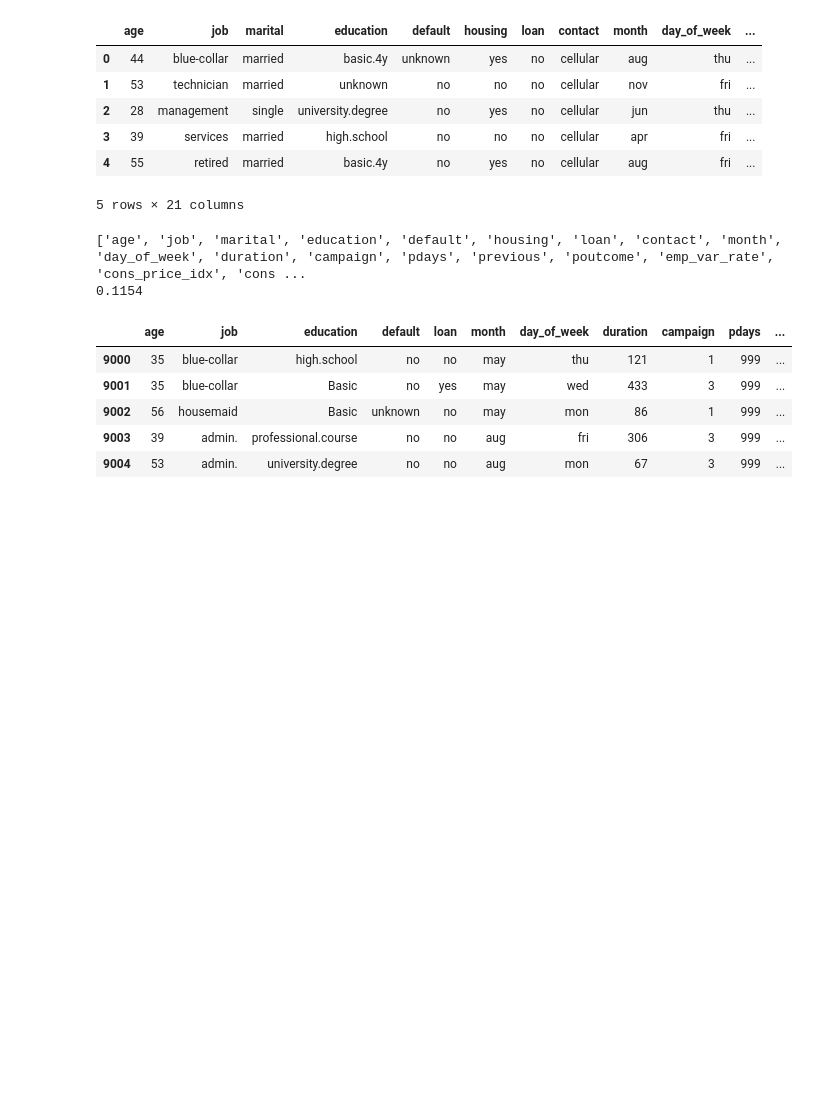
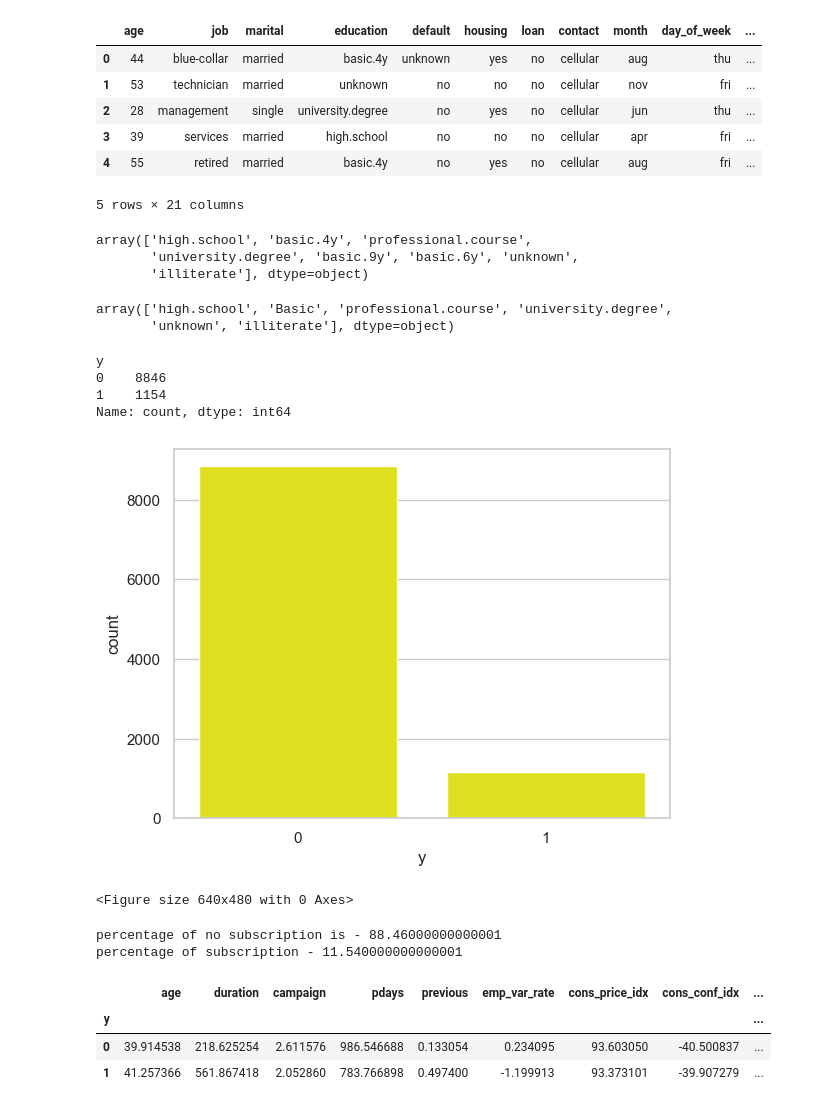
Before and after one commit to hakloi/python_portfolio, a Jupyter notebook: machineLearning/ML_hw3/bank_deposit.ipynb, the cells around one changed output. Drawn from its saved outputs; the diff is of its cells as text; code cells hidden in the pictures; blank space fills up the shorter version.

```diff
--- a/machineLearning/ML_hw3/bank_deposit.ipynb
+++ b/machineLearning/ML_hw3/bank_deposit.ipynb
@@ -24,6 +29,12 @@ data.head()
 # %%
 a=1000*(10-1) #N – номер студента по журналу ; chosen 10
 data=data.iloc[a:a+10000,:]
+
+data['education'].unique() #сколько уникальных категорий всего
+# %% [output]
+array(['high.school', 'basic.4y', 'professional.course',
+       'university.degree', 'basic.9y', 'basic.6y', 'unknown',
+       'illiterate'], dtype=object)
 # %%
 data['education']=np.where(data['education'] =='basic.9y',
 'Basic', data['education'])
@@ -31,28 +42,42 @@ data['education']=np.where(data['education'] =='basic.6y',
 'Basic', data['education'])
 data['education']=np.where(data['education'] =='basic.4y',
 'Basic', data['education'])
+
+data['education'].unique() #после группировки
+# %% [output]
+array(['high.school', 'Basic', 'professional.course', 'university.degree',
+       'unknown', 'illiterate'], dtype=object)
-# %%
-from statistics import mean
-
-# print(list(data.columns))
-# data.groupby('y').mean()
-# data.drop(data.columns[[0,11 и другие]], axis = 1, inplace = True)
-
-print(list(data.columns))
-res = mean(data.y)
-print(res)
-
-# columns_res = data.groupby('y').groups
-# print(columns_res)
-
-data.drop(data.columns[[2, 5, 7,13]], axis = 1, inplace = True)
-data.head()
-# %% [output]
-['age', 'job', 'marital', 'education', 'default', 'housing', 'loan', 'contact', 'month', 'day_of_week', 'duration', 'campaign', 'pdays', 'previous', 'poutcome', 'emp_var_rate', 'cons_price_idx', 'cons ...
-0.1154
-|  | age | job | education | default | loan | month | day_of_week | duration | campaign | pdays | ... |
-| 9000 | 35 | blue-collar | high.school | no | no | may | thu | 121 | 1 | 999 | ... |
-| 9001 | 35 | blue-collar | Basic | no | yes | may | wed | 433 | 3 | 999 | ... |
-| 9002 | 56 | housemaid | Basic | unknown | no | may | mon | 86 | 1 | 999 | ... |
-| 9003 | 39 | admin. | professional.course | no | no | aug | fri | 306 | 3 | 999 | ... |
-| 9004 | 53 | admin. | university.degree | no | no | aug | mon | 67 | 3 | 999 | ... |
+# %%
+#Исследуем данные
+data['y'].value_counts()
+# %% [output]
+y
+0    8846
+1    1154
+Name: count, dtype: int64
+# %%
+sns.countplot(x='y', data=data, color='yellow')
+plt.show()
+plt.savefig('count_plot.png')
+# %% [output]
+[figure, added]
+<Figure size 640x480 with 0 Axes>
+# %%
+count_no_sub = len(data[data['y']==0]) # кол во без подписки
+count_sub = len(data[data['y']==1]) # кол во с подпиской
+pct_of_no_sub = count_no_sub/(count_no_sub+count_sub)
+print("percentage of no subscription is -", pct_of_no_sub*100)
+pct_of_sub = count_sub/(count_no_sub+count_sub)
+print("percentage of subscription -", pct_of_sub*100)
+# %% [output]
+percentage of no subscription is - 88.46000000000001
+percentage of subscription - 11.540000000000001
+# %%
+data.groupby('y').mean('y') #сгруппировали по y
+# открывшие вклад - 40+ лет
+# pdays у открывших вклад меньше -> возможно купят подписку
+# %% [output]
+|  | age | duration | campaign | pdays | previous | emp_var_rate | cons_price_idx | cons_conf_idx | ... |
+| y |  |  |  |  |  |  |  |  | ... |
+| 0 | 39.914538 | 218.625254 | 2.611576 | 986.546688 | 0.133054 | 0.234095 | 93.603050 | -40.500837 | ... |
+| 1 | 41.257366 | 561.867418 | 2.052860 | 783.766898 | 0.497400 | -1.199913 | 93.373101 | -39.907279 | ... |
```
Also changed, not shown: parts of 18 cells of this notebook, 8 other files.
